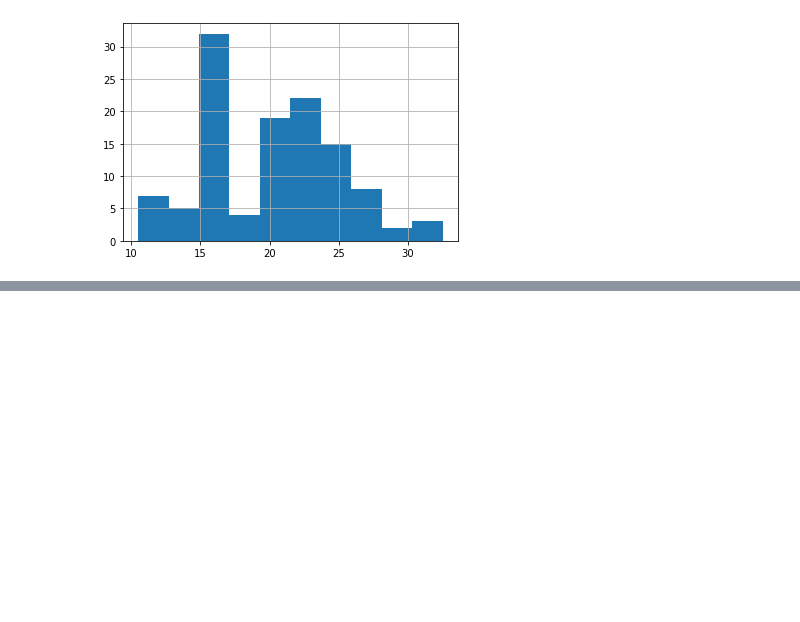
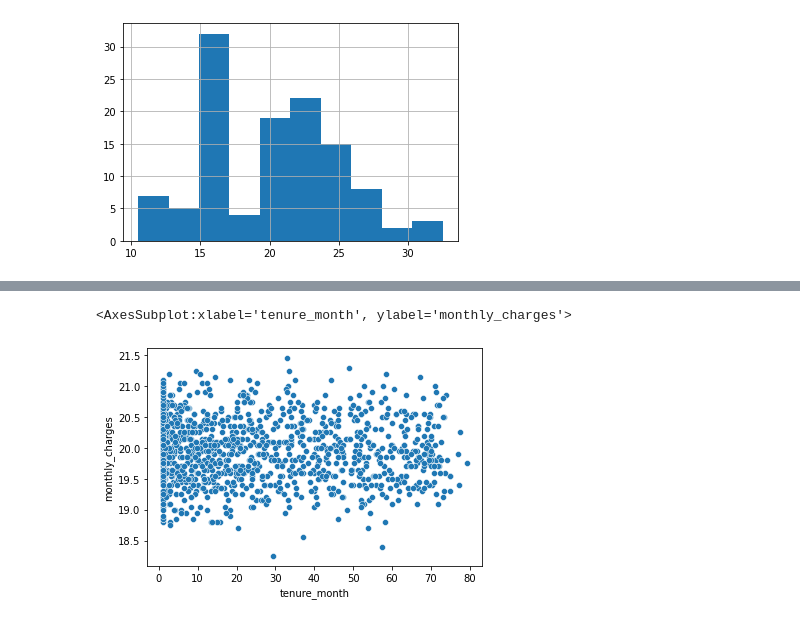
Before and after one commit to laxman101/statistics-exercises, a Jupyter notebook: hypothesis_testing.ipynb, the cells around one changed output, grey strips where cells are left out. Saved outputs shown, nothing was run; the diff lists cells and outputs as text; code cells hidden in the pictures; blank space fills up the shorter version.

```diff
--- a/hypothesis_testing.ipynb
+++ b/hypothesis_testing.ipynb
@@ -64,0 +429,6 @@ fe_2008.hist()
+# %%
+no_internet_one_line = df[df.telecom_setup == "No Internet Service One Line"]
+sns.scatterplot(x="tenure_month", y="monthly_charges", data=no_internet_one_line)
+# %% [output]
+<AxesSubplot:xlabel='tenure_month', ylabel='monthly_charges'>
+[figure, added]
```
Also changed, not shown: parts of 86 cells of this notebook.
